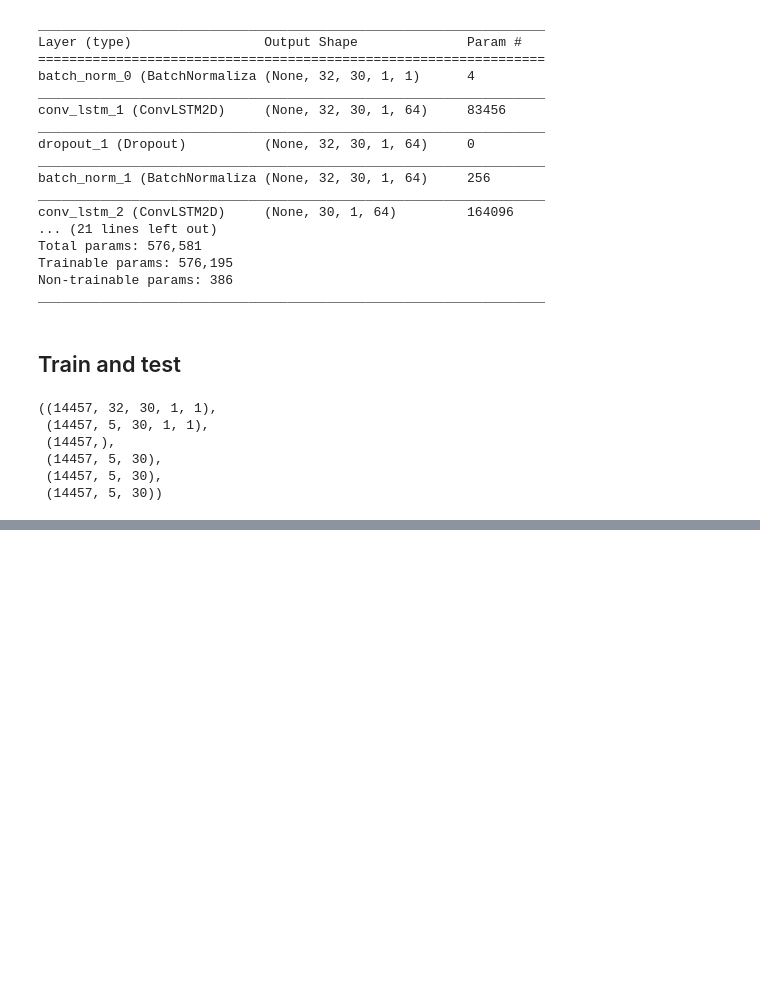
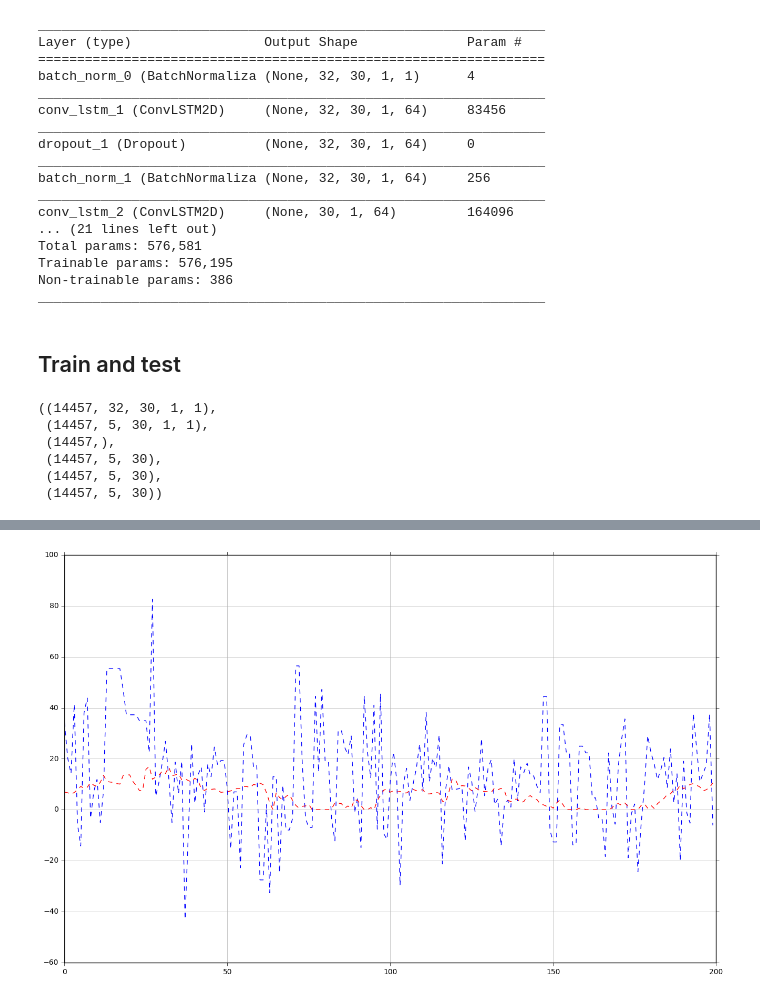
Before and after one commit to niklascp/bus-arrival-convlstm, a Jupyter notebook: jupyter/ConvLSTM_5x15min_5x64-5x64-5x64-5x64.ipynb, the cells around one changed output, grey strips where cells are left out. Saved outputs shown, nothing was run; the diff lists cells and outputs as text; code cells hidden in the pictures; blank space fills up the shorter version.

```diff
--- a/jupyter/ConvLSTM_5x15min_5x64-5x64-5x64-5x64.ipynb
+++ b/jupyter/ConvLSTM_5x15min_5x64-5x64-5x64-5x64.ipynb
@@ -327,9 +348,11 @@ y_pred.shape
 # %%
-plt.plot(y_test[:200,0,:1,0].squeeze(), color = 'b', linestyle = '--')
-plt.plot(y_pred[:200,0,:1,0].squeeze(), color = 'r', linestyle = '--')
+plt.plot(y_test[:200,4,:1,0].squeeze(), color = 'b', linestyle = '--')
+plt.plot(y_pred[:200,4,:1,0].squeeze(), color = 'r', linestyle = '--')
 
 
 
 #plt.plot(y_test[:20,10,0], color = 'r', linestyle = '-.')
 
 plt.show()
+# %% [output]
+[figure, added]
```
Also changed, not shown: parts of 6 cells of this notebook.
